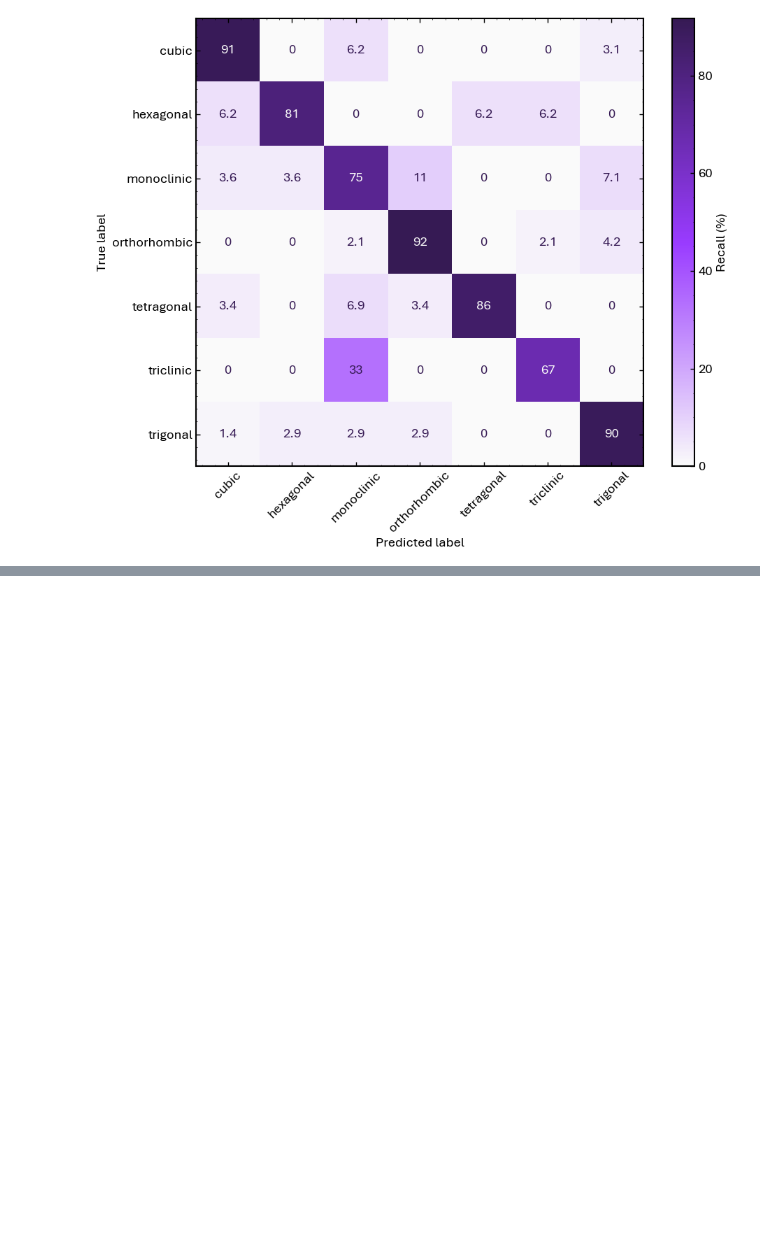
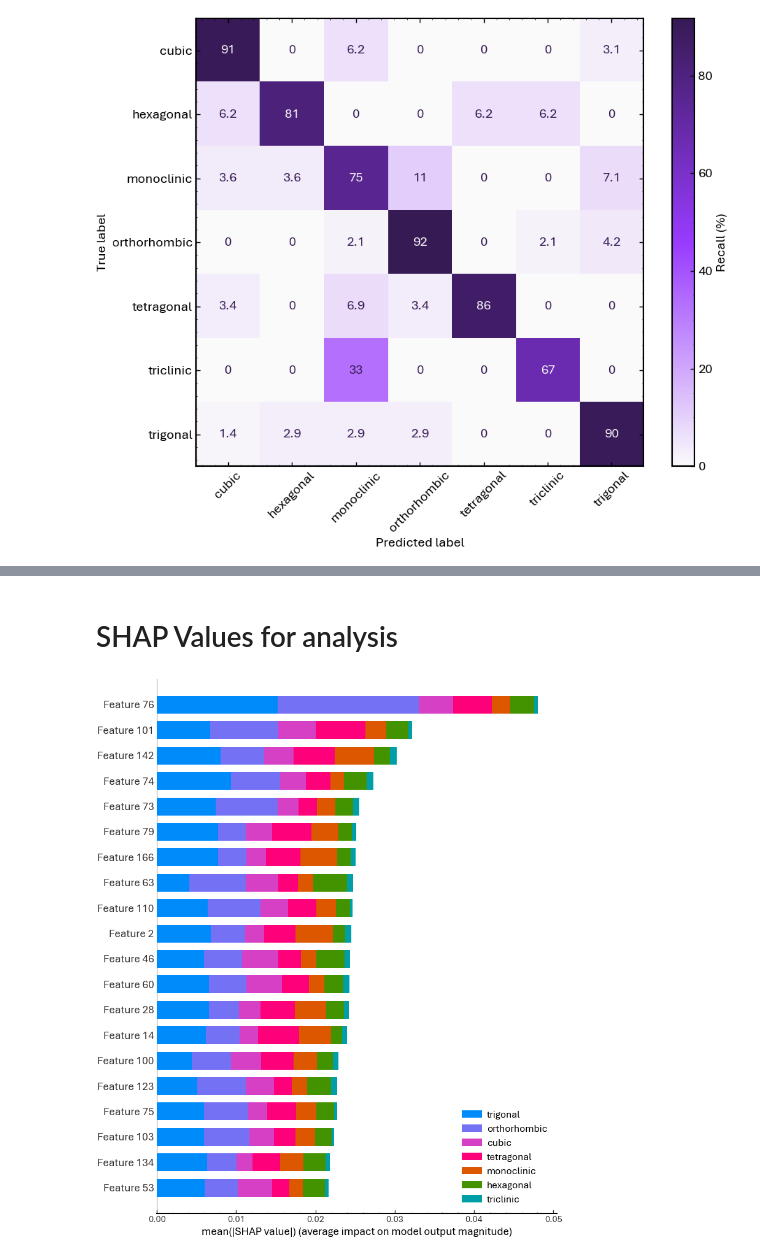
Before and after one commit to RedHorizonss/apprOXimate, a Jupyter notebook: notebooks/exp3a_approx_runML.ipynb, the cells around one changed output, grey strips where cells are left out. Cells and saved outputs as stored; diff of their text form; code cells hidden in the pictures; blank space fills up the shorter version.

```diff
--- a/notebooks/exp3a_approx_runML.ipynb
+++ b/notebooks/exp3a_approx_runML.ipynb
@@ -372,0 +445,12 @@ plt.show()
+# %% [markdown]
+# SHAP Values for analysis
+# %%
+import shap
+
+explainer = shap.TreeExplainer(etc_model)
+
+shap_values = explainer.shap_values(X_test)
+
+shap.summary_plot(shap_values, X_test, class_names=label_mapping, plot_type = "bar")
+# %% [output]
+[figure, added]
```
Also changed, not shown: parts of 7 cells of this notebook, 2 other files.
